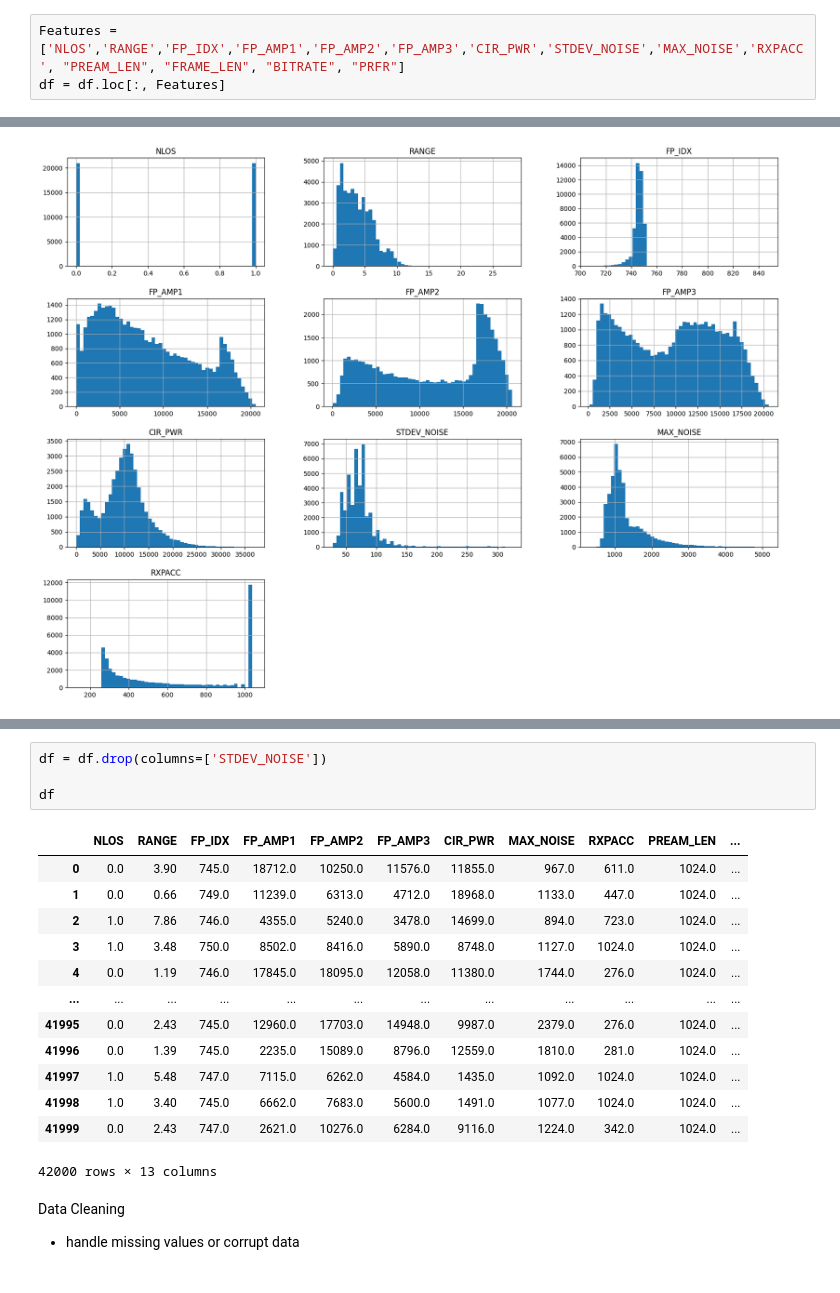
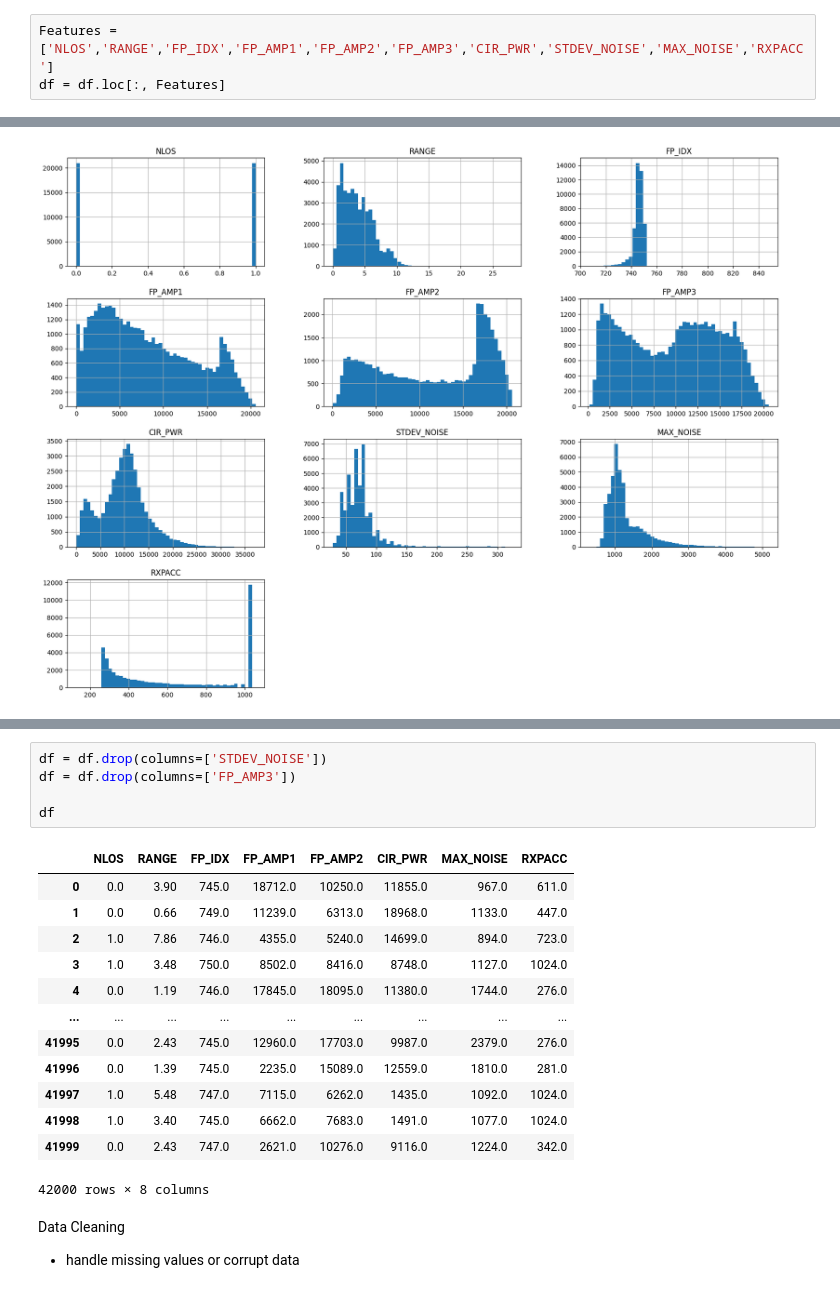
Before and after one commit to jaywmz/UWB-LOS-NLOS-Data-Analytics, a Jupyter notebook: Data Preprocessing/NLOS_classifier_preprocessing.ipynb, the cells around one changed output, grey strips where cells are left out. Drawn from its saved outputs; the diff is of its cells as text.

```diff
--- a/Data Preprocessing/NLOS_classifier_preprocessing.ipynb
+++ b/Data Preprocessing/NLOS_classifier_preprocessing.ipynb
@@ -51,7 +51,7 @@ df
 Data Feature Extraction
 - Extract most relevant features from dataset into dataframe
 # %%
-Features = ['NLOS','RANGE','FP_IDX','FP_AMP1','FP_AMP2','FP_AMP3','CIR_PWR','STDEV_NOISE','MAX_NOISE','RXPACC', "PREAM_LEN", "FRAME_LEN", "BITRATE", "PRFR"]
+Features = ['NLOS','RANGE','FP_IDX','FP_AMP1','FP_AMP2','FP_AMP3','CIR_PWR','STDEV_NOISE','MAX_NOISE','RXPACC']
 df = df.loc[:, Features]
 # %%
 from matplotlib import pyplot as plt
@@ -79,21 +77,22 @@ df.corr(numeric_only=True)
 # %%
 df = df.drop(columns=['STDEV_NOISE'])
+df = df.drop(columns=['FP_AMP3'])
 
 df
 # %% [output]
-|  | NLOS | RANGE | FP_IDX | FP_AMP1 | FP_AMP2 | FP_AMP3 | CIR_PWR | MAX_NOISE | RXPACC | PREAM_LEN | ... |
-| 0 | 0.0 | 3.90 | 745.0 | 18712.0 | 10250.0 | 11576.0 | 11855.0 | 967.0 | 611.0 | 1024.0 | ... |
-| 1 | 0.0 | 0.66 | 749.0 | 11239.0 | 6313.0 | 4712.0 | 18968.0 | 1133.0 | 447.0 | 1024.0 | ... |
-| 2 | 1.0 | 7.86 | 746.0 | 4355.0 | 5240.0 | 3478.0 | 14699.0 | 894.0 | 723.0 | 1024.0 | ... |
-| 3 | 1.0 | 3.48 | 750.0 | 8502.0 | 8416.0 | 5890.0 | 8748.0 | 1127.0 | 1024.0 | 1024.0 | ... |
-| 4 | 0.0 | 1.19 | 746.0 | 17845.0 | 18095.0 | 12058.0 | 11380.0 | 1744.0 | 276.0 | 1024.0 | ... |
-| ... | ... | ... | ... | ... | ... | ... | ... | ... | ... | ... | ... |
-| 41995 | 0.0 | 2.43 | 745.0 | 12960.0 | 17703.0 | 14948.0 | 9987.0 | 2379.0 | 276.0 | 1024.0 | ... |
-| 41996 | 0.0 | 1.39 | 745.0 | 2235.0 | 15089.0 | 8796.0 | 12559.0 | 1810.0 | 281.0 | 1024.0 | ... |
-| 41997 | 1.0 | 5.48 | 747.0 | 7115.0 | 6262.0 | 4584.0 | 1435.0 | 1092.0 | 1024.0 | 1024.0 | ... |
-| 41998 | 1.0 | 3.40 | 745.0 | 6662.0 | 7683.0 | 5600.0 | 1491.0 | 1077.0 | 1024.0 | 1024.0 | ... |
-| 41999 | 0.0 | 2.43 | 747.0 | 2621.0 | 10276.0 | 6284.0 | 9116.0 | 1224.0 | 342.0 | 1024.0 | ... |
+|  | NLOS | RANGE | FP_IDX | FP_AMP1 | FP_AMP2 | CIR_PWR | MAX_NOISE | RXPACC |
+| 0 | 0.0 | 3.90 | 745.0 | 18712.0 | 10250.0 | 11855.0 | 967.0 | 611.0 |
+| 1 | 0.0 | 0.66 | 749.0 | 11239.0 | 6313.0 | 18968.0 | 1133.0 | 447.0 |
+| 2 | 1.0 | 7.86 | 746.0 | 4355.0 | 5240.0 | 14699.0 | 894.0 | 723.0 |
+| 3 | 1.0 | 3.48 | 750.0 | 8502.0 | 8416.0 | 8748.0 | 1127.0 | 1024.0 |
+| 4 | 0.0 | 1.19 | 746.0 | 17845.0 | 18095.0 | 11380.0 | 1744.0 | 276.0 |
+| ... | ... | ... | ... | ... | ... | ... | ... | ... |
+| 41995 | 0.0 | 2.43 | 745.0 | 12960.0 | 17703.0 | 9987.0 | 2379.0 | 276.0 |
+| 41996 | 0.0 | 1.39 | 745.0 | 2235.0 | 15089.0 | 12559.0 | 1810.0 | 281.0 |
+| 41997 | 1.0 | 5.48 | 747.0 | 7115.0 | 6262.0 | 1435.0 | 1092.0 | 1024.0 |
+| 41998 | 1.0 | 3.40 | 745.0 | 6662.0 | 7683.0 | 1491.0 | 1077.0 | 1024.0 |
+| 41999 | 0.0 | 2.43 | 747.0 | 2621.0 | 10276.0 | 9116.0 | 1224.0 | 342.0 |
-42000 rows × 13 columns
+42000 rows × 8 columns
 # %% [markdown]
 Data Cleaning
 - handle missing values or corrupt data
```
Also changed, not shown: parts of 9 cells of this notebook, 3 other files.
